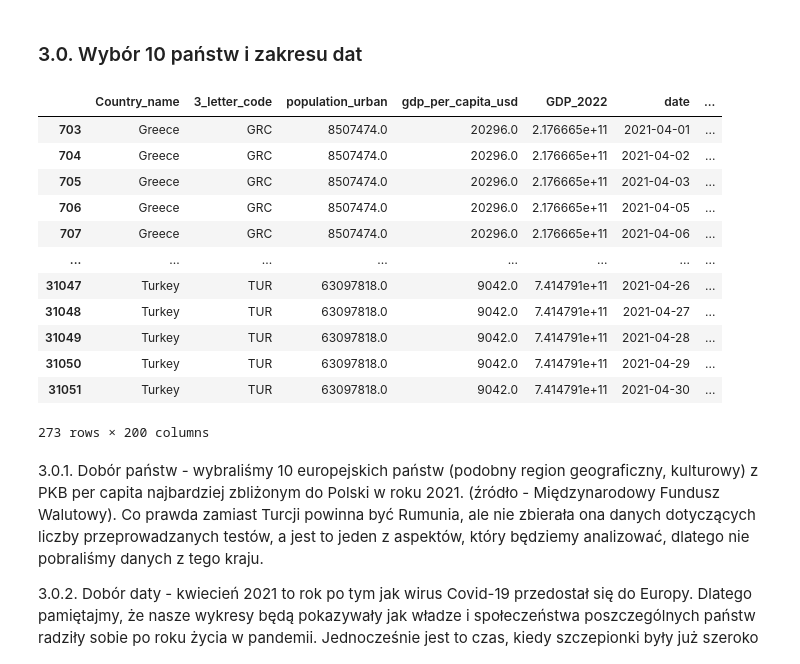
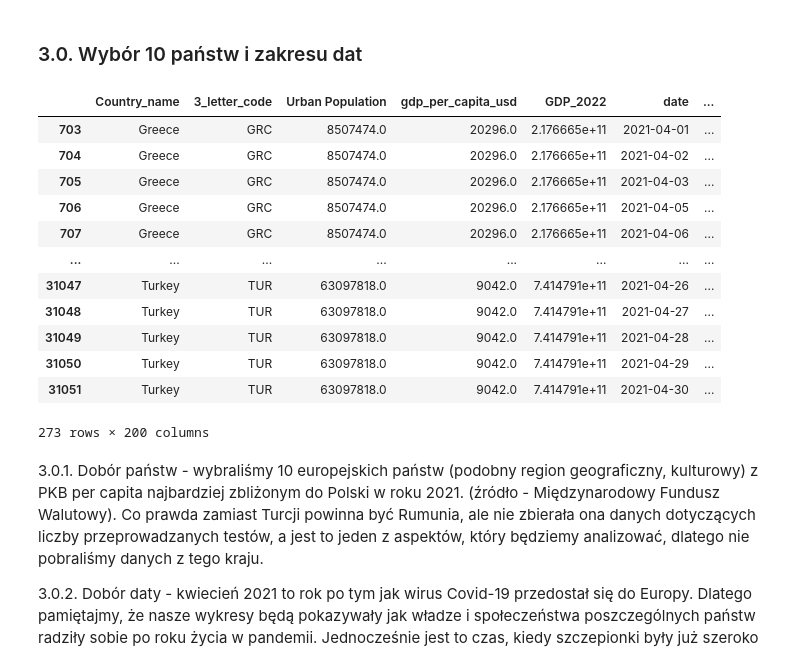
Before and after one commit to AbsZeroO/big-data, a Jupyter notebook: Poziom_2/Poziom2.ipynb, the cells around one changed output. Cells and saved outputs as stored; diff of their text form; code cells hidden in the pictures.

```diff
--- a/Poziom_2/Poziom2.ipynb
+++ b/Poziom_2/Poziom2.ipynb
@@ -14,6 +14,12 @@ import pandas as pd
 import numpy as np
 from matplotlib import pyplot as plt
 df_data = pd.read_csv("../wyniki/final_data.csv")
+df_data.rename(columns={"population_urban": "Urban Population", "Density (per km²)": "Density_per_km"}, inplace=True)
+df_data = df_data.sort_values(by=['Country_name', 'date'])
+df_data['Total_cases'] = df_data.groupby('Country_name')['Total_confirmed_cases'].cumsum()
+df_data['Total_deceased'] = df_data.groupby('Country_name')['Total_new_deceased'].cumsum()
+df_data['Total_vaccinations'] = df_data.groupby('Country_name')['Total_new_vaccinations'].cumsum()
+df_data.to_csv("../wyniki/final_data.csv")
 # %% [markdown]
 ### Część 1 (poziom podstawowy) - wykresy pudełkowe
 # %% [markdown]
@@ -129,14 +200,13 @@ Zgodnie z informacjami pozyskanymi w częśći 1. pierwsze dwa z tych parametró
 # %%
 countries = ["Lithuania", "Slovakia", "Latvia", "Greece", "Hungary",
                       "Poland", "Croatia", "Bulgaria", "Russia", "Turkey"]
 
 df_filtered = df_data[
     (df_data["Country_name"].isin(countries)) &
     (df_data["date"].str.startswith("2021-04"))].copy()
 display (df_filtered)
-df_filtered.to_csv("out.csv")
 # %% [output]
-|  | Country_name | 3_letter_code | population_urban | gdp_per_capita_usd | GDP_2022 | date | ... |
+|  | Country_name | 3_letter_code | Urban Population | gdp_per_capita_usd | GDP_2022 | date | ... |
 | 703 | Greece | GRC | 8507474.0 | 20296.0 | 2.176665e+11 | 2021-04-01 | ... |
 | 704 | Greece | GRC | 8507474.0 | 20296.0 | 2.176665e+11 | 2021-04-02 | ... |
 | 705 | Greece | GRC | 8507474.0 | 20296.0 | 2.176665e+11 | 2021-04-03 | ... |
```
Also changed, not shown: parts of 34 cells of this notebook.
